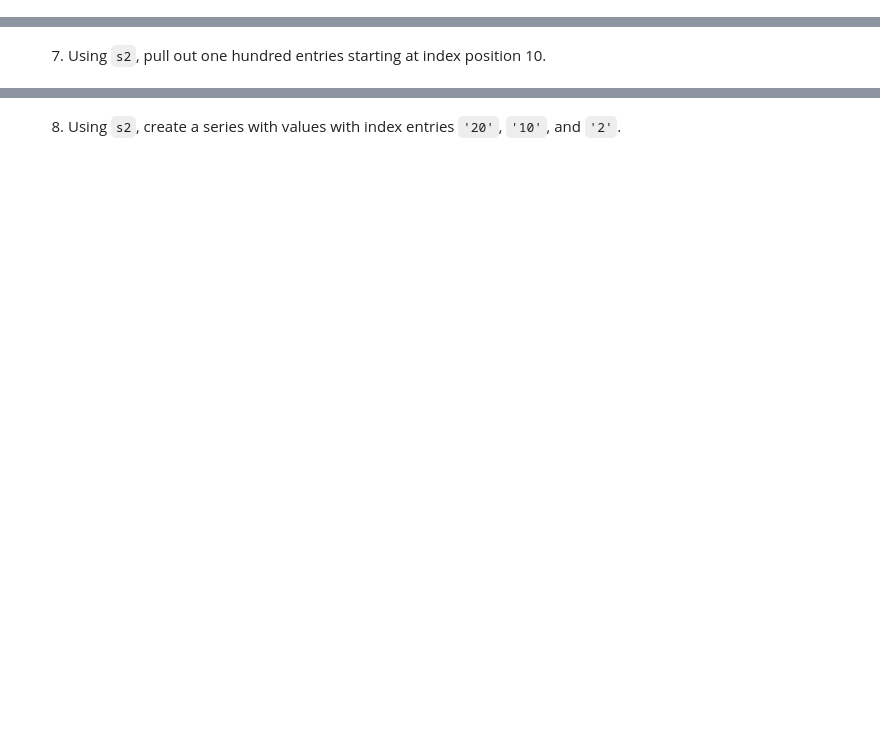
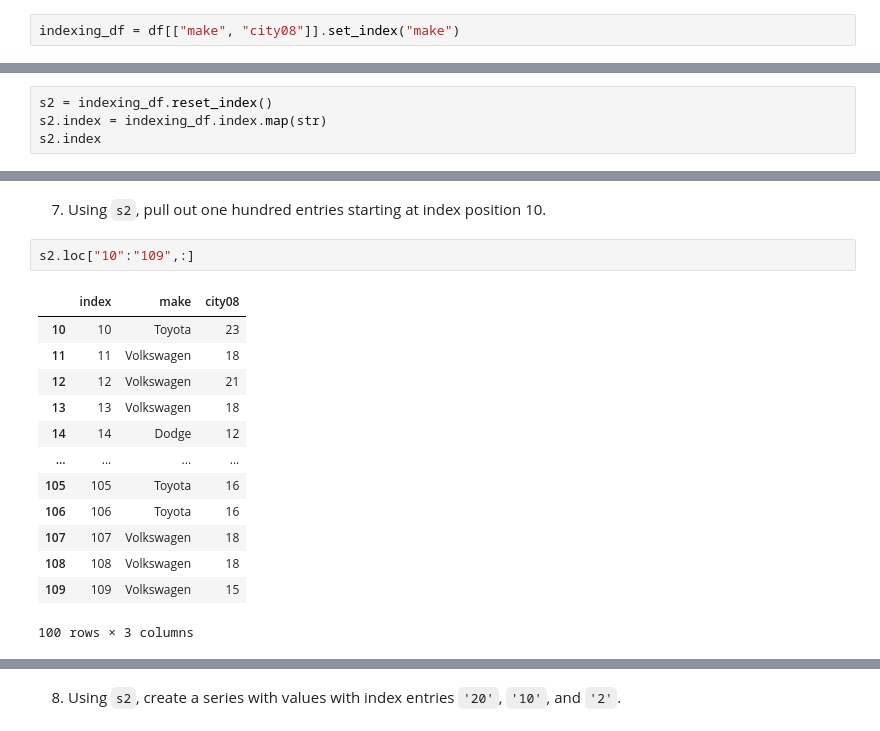
Before and after one commit to Alessine/bad_pandas, a Jupyter notebook: notebooks/220206_notes_and_exercises.ipynb, the cells around one changed output, grey strips where cells are left out. Drawn from its saved outputs; the diff is of its cells as text; blank space fills up the shorter version.

```diff
--- a/notebooks/220206_notes_and_exercises.ipynb
+++ b/notebooks/220206_notes_and_exercises.ipynb
@@ -1109,0 +1118,2 @@ Name: city08, Length: 41144, dtype: int64
+# %%
+indexing_df = df[["make", "city08"]].set_index("make")
@@ -1120,2 +1229,6 @@ With a dataset of your choice:
 # %% [markdown]
 4) Set the index to monotonically increasing integers starting from 0, then convert these to the string version. Save this as `s2`.
+# %%
+s2 = indexing_df.reset_index()
+s2.index = indexing_df.index.map(str)
+s2.index
@@ -1126,2 +1282,18 @@ With a dataset of your choice:
 # %% [markdown]
 7) Using `s2`, pull out one hundred entries starting at index position 10.
+# %%
+s2.loc["10":"109",:]
+# %% [output]
+|  | index | make | city08 |
+| 10 | 10 | Toyota | 23 |
+| 11 | 11 | Volkswagen | 18 |
+| 12 | 12 | Volkswagen | 21 |
+| 13 | 13 | Volkswagen | 18 |
+| 14 | 14 | Dodge | 12 |
+| ... | ... | ... | ... |
+| 105 | 105 | Toyota | 16 |
+| 106 | 106 | Toyota | 16 |
+| 107 | 107 | Volkswagen | 18 |
+| 108 | 108 | Volkswagen | 18 |
+| 109 | 109 | Volkswagen | 15 |
+100 rows × 3 columns
```
Also changed, not shown: parts of 23 cells of this notebook.
